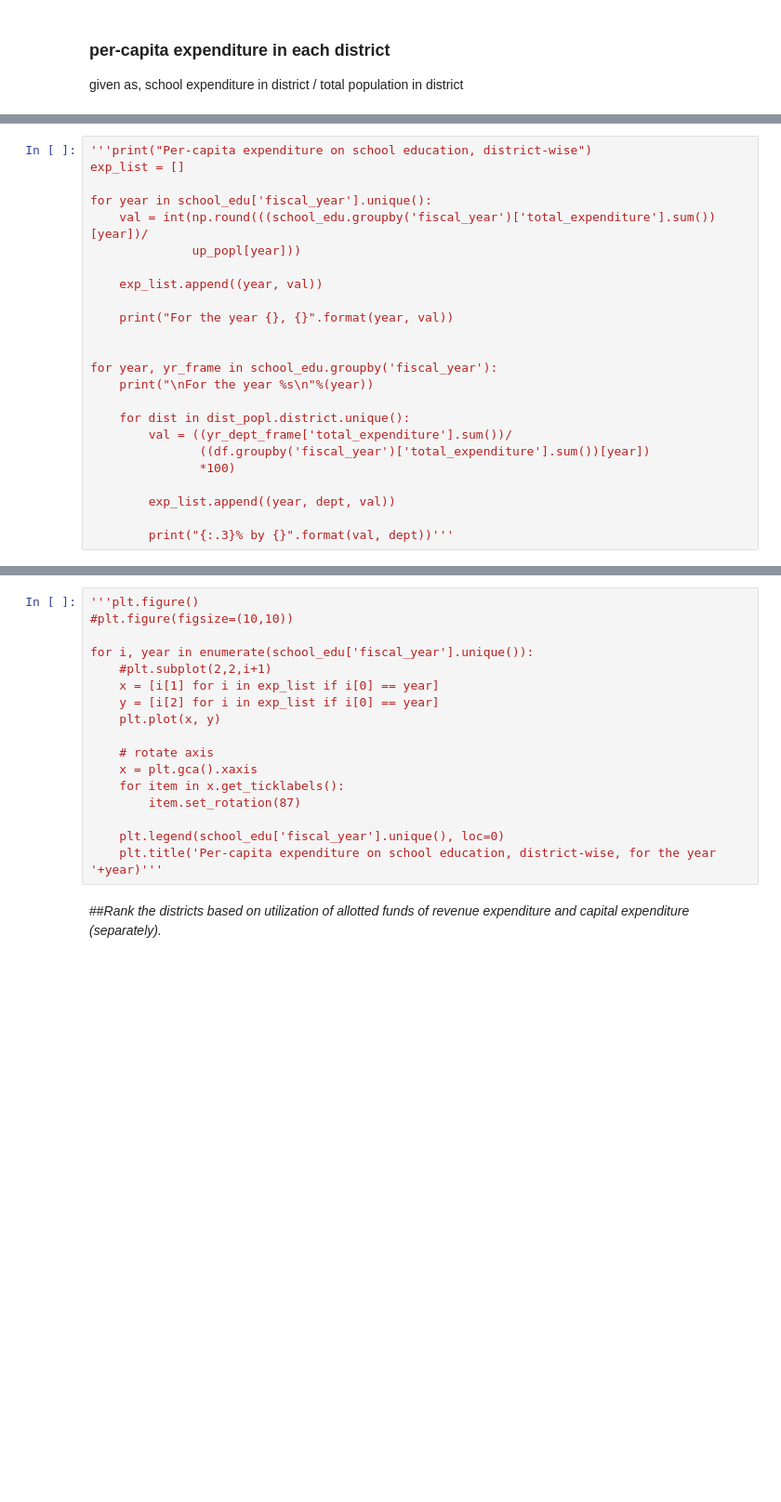
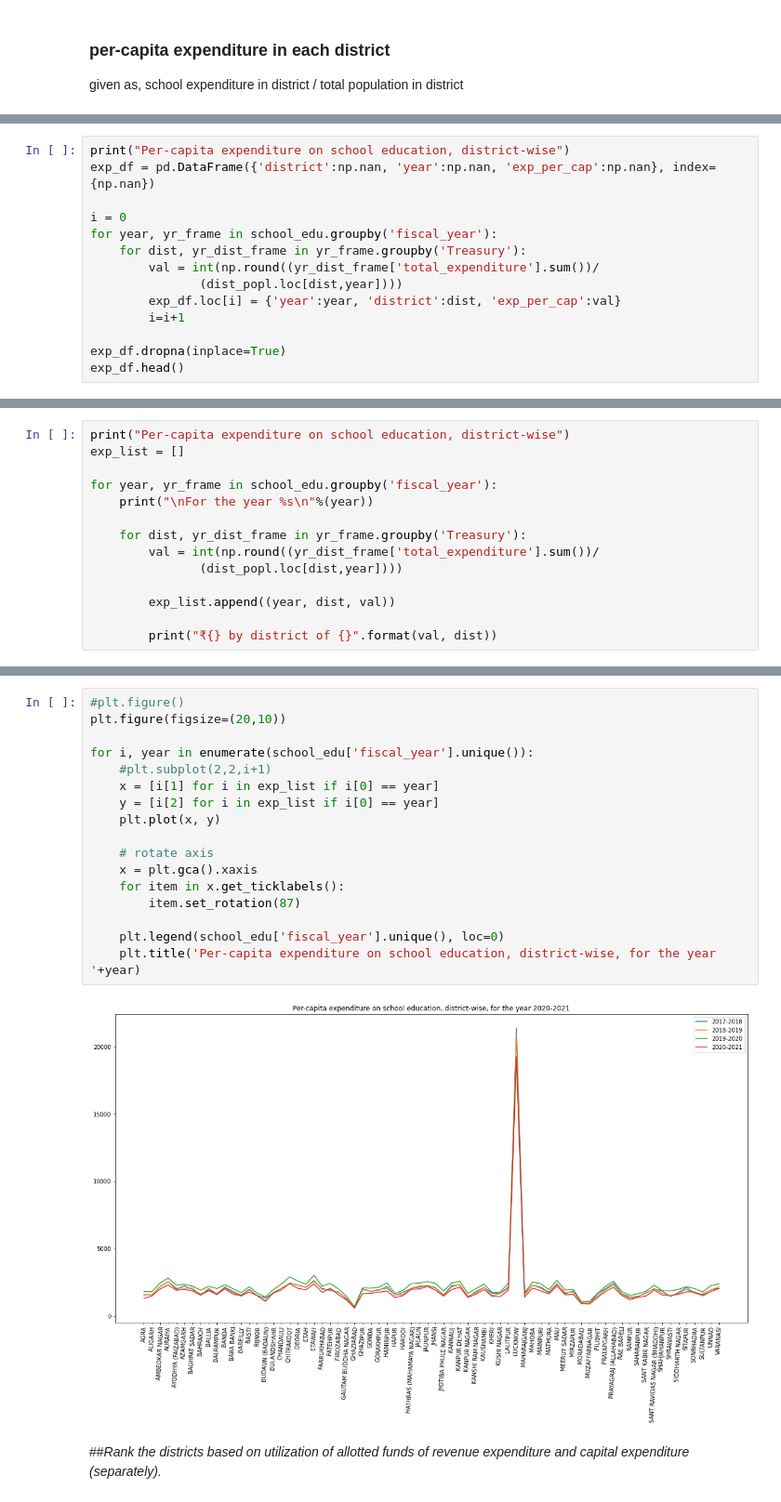
Before and after one commit to akhil7philip/School_Expenditure_in_UP, a Jupyter notebook: Assignment_CivicDataLab_Akhil.ipynb, the cells around one changed output, grey strips where cells are left out. Shown at 93% size. Saved outputs shown, nothing was run; the diff lists cells and outputs as text; blank space fills up the shorter version.

```diff
--- a/Assignment_CivicDataLab_Akhil.ipynb
+++ b/Assignment_CivicDataLab_Akhil.ipynb
@@ -958,0 +1159,14 @@ given as, school expenditure in district / total population in district
+# %%
+print("Per-capita expenditure on school education, district-wise")
+exp_df = pd.DataFrame({'district':np.nan, 'year':np.nan, 'exp_per_cap':np.nan}, index={np.nan})
+
+i = 0
+for year, yr_frame in school_edu.groupby('fiscal_year'):
+    for dist, yr_dist_frame in yr_frame.groupby('Treasury'):
+        val = int(np.round((yr_dist_frame['total_expenditure'].sum())/
+               (dist_popl.loc[dist,year])))
+        exp_df.loc[i] = {'year':year, 'district':dist, 'exp_per_cap':val}
+        i=i+1
+
+exp_df.dropna(inplace=True)
+exp_df.head()
@@ -959,24 +1185,14 @@ given as, school expenditure in district / total population in district
 # %%
-'''print("Per-capita expenditure on school education, district-wise")
+print("Per-capita expenditure on school education, district-wise")
 exp_list = []
-
-for year in school_edu['fiscal_year'].unique():
-    val = int(np.round(((school_edu.groupby('fiscal_year')['total_expenditure'].sum())[year])/
-              up_popl[year]))
-
-    exp_list.append((year, val))
-
-    print("For the year {}, {}".format(year, val))
-
 
 for year, yr_frame in school_edu.groupby('fiscal_year'):
     print("\nFor the year %s\n"%(year))
 
-    for dist in dist_popl.district.unique():
-        val = ((yr_dept_frame['total_expenditure'].sum())/
-               ((df.groupby('fiscal_year')['total_expenditure'].sum())[year])
-               *100)
+    for dist, yr_dist_frame in yr_frame.groupby('Treasury'):
+        val = int(np.round((yr_dist_frame['total_expenditure'].sum())/
+               (dist_popl.loc[dist,year])))
 
-        exp_list.append((year, dept, val))
+        exp_list.append((year, dist, val))
 
-        print("{:.3}% by {}".format(val, dept))'''
+        print("₹{} by district of {}".format(val, dist))
@@ -983,20 +1217,22 @@ for year, yr_frame in school_edu.groupby('fiscal_year'):
 # %%
-'''plt.figure()
-#plt.figure(figsize=(10,10))
+#plt.figure()
+plt.figure(figsize=(20,10))
 
 for i, year in enumerate(school_edu['fiscal_year'].unique()):
     #plt.subplot(2,2,i+1)
     x = [i[1] for i in exp_list if i[0] == year]
     y = [i[2] for i in exp_list if i[0] == year]
     plt.plot(x, y)
 
     # rotate axis
     x = plt.gca().xaxis
     for item in x.get_ticklabels():
         item.set_rotation(87)
 
     plt.legend(school_edu['fiscal_year'].unique(), loc=0)
-    plt.title('Per-capita expenditure on school education, district-wise, for the year '+year)'''
+    plt.title('Per-capita expenditure on school education, district-wise, for the year '+year)
+# %% [output]
+[figure, added]
 # %% [markdown]
 
 ##*Rank the districts based on utilization of allotted funds of revenue expenditure and capital expenditure (separately).*
```
Also changed, not shown: parts of 36 cells of this notebook.
